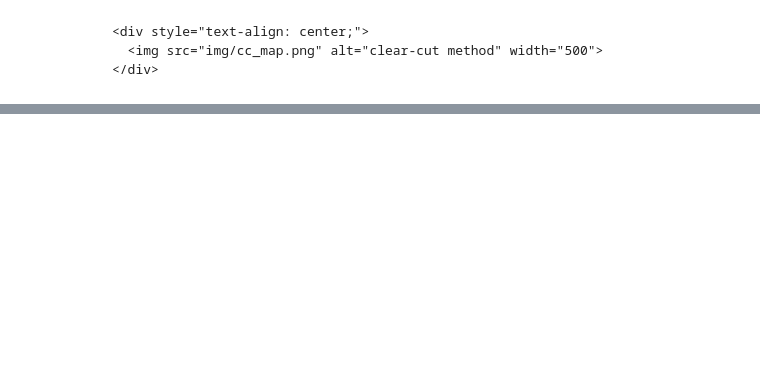
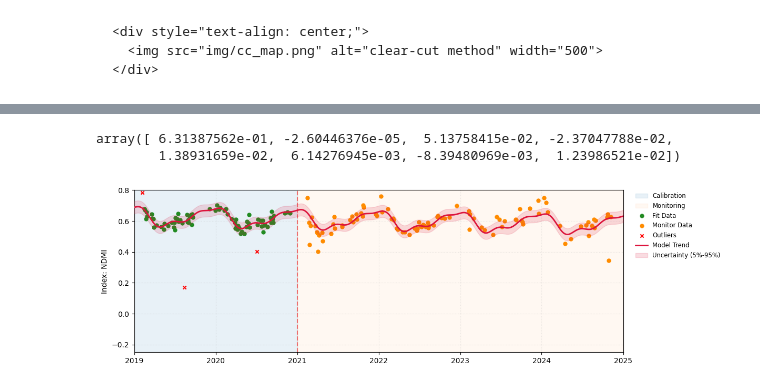
Before and after one commit to kenoz/SITS_utils, a Jupyter notebook: docs/source/tutorials/colab_sits_ex05.ipynb, the cells around one changed output, grey strips where cells are left out. Saved outputs shown, nothing was run; the diff lists cells and outputs as text; code cells hidden in the pictures; blank space fills up the shorter version.

Commit message:
add ts plotting description in tutorials

```diff
--- a/docs/source/tutorials/colab_sits_ex05.ipynb
+++ b/docs/source/tutorials/colab_sits_ex05.ipynb
@@ -280,6 +280,7 @@ Now we can visualize the results using an interactive Folium map. The following
 - `magnitude_max`: The maximum recorded value of the magnitude drop.
 # %%
 import folium
+from shapely.geometry import Point
 import numpy as np
 from rasterio.enums import Resampling
 
@@ -344,6 +345,22 @@ last_bounds = None
 for da, name, cmap, vmin, vmax in layers:
     last_bounds = add_xarray_to_map(m, da, name, cmap_name=cmap, vmin=vmin, vmax=vmax)
 
+# Add 2 reference points
+point_A = {"coord_3035":[3869300, 2674000], "coord_4326":[47.01649, 4.05690]}
+point_B = {"coord_3035":[3869100, 2675500], "coord_4326":[47.0298, 4.05275]}
+
+folium.Marker(
+    location=point_A["coord_4326"],
+    popup="A",
+    icon=folium.Icon(color="green", icon="leaf")
+).add_to(m)
+
+folium.Marker(
+    location=point_B["coord_4326"],
+    popup="B",
+    icon=folium.Icon(color="red", icon="leaf")
+).add_to(m)
+
 # Center the map automatically based on the last layer
 if last_bounds:
     m.fit_bounds(last_bounds)
@@ -360,0 +389,18 @@ m
+# %%
+d1 = datetime(2019, 1, 1)
+d2 = datetime(2025, 1, 1)
+daterange = [d1, d2]
+
+plot_A = analysis.SitsPlotter(ts_S2.indices, "NDMI",
+                              daterange,
+                              break_date=datetime(2021, 1, 1),
+                              coords=point_A["coord_3035"],
+                              ylim=[-0.25, 0.80],
+                              filter_method="sigma",
+                              filter_value=1.5)
+
+plot_A.plot_model(degree=3, include_trend=True, envelope_quantiles=(0.05, 0.95))
+# %% [output]
+array([ 6.31387562e-01, -2.60446376e-05,  5.13758415e-02, -2.37047788e-02,
+        1.38931659e-02,  6.14276945e-03, -8.39480969e-03,  1.23986521e-02])
+[figure, added]
```
Also changed, not shown: parts of 7 cells of this notebook, 2 other files.
